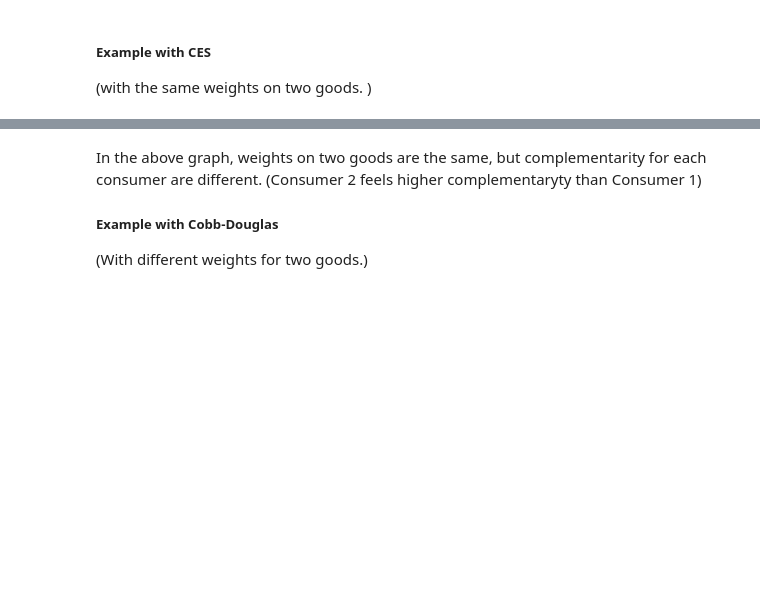
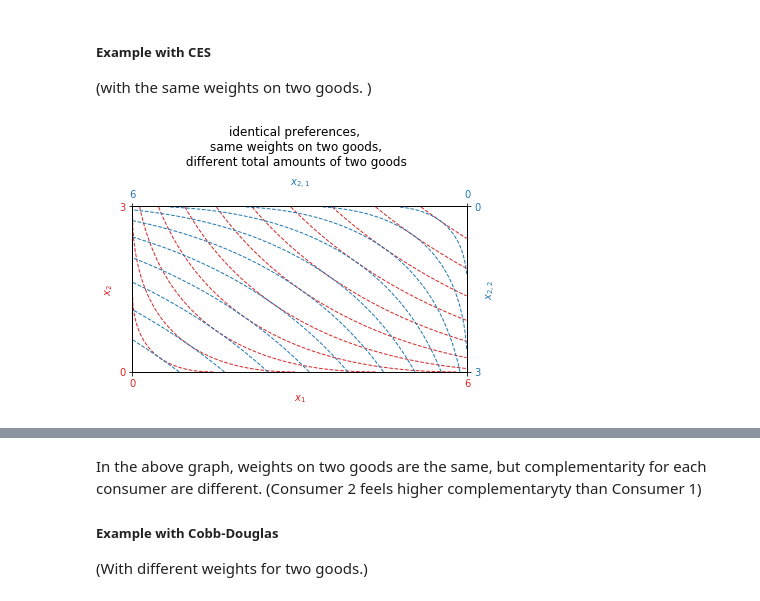
Before and after one commit to yyuta0001/Plotting_Intro_Micro_Econ, a Jupyter notebook: Edgeworth Box.ipynb, the cells around one changed output, grey strips where cells are left out. Drawn from its saved outputs; the diff is of its cells as text; code cells hidden in the pictures; blank space fills up the shorter version.

Commit message:
ticks on top and right axes are added

```diff
--- a/Edgeworth Box.ipynb
+++ b/Edgeworth Box.ipynb
@@ -15,6 +15,54 @@ def Cobb_Douglas(x, y, al, bet):
 # %% [markdown]
 ##### Example with CES
 (with the same weights on two goods. )
+# %%
+l1 = 0.00000001
+u1 = 6
+u2 = 3
+x1 = np.arange(l1, u1, 0.01)
+x2 = np.arange(l1, u2, 0.01)
+X1, X2 = np.meshgrid(x1, x2)
+
+dlt = 0.5
+dlt2 = 0.5
+V1 = CES(X1, X2, dlt)
+V2 = CES(u1-X1, u2-X2, dlt2)
+
+# Adjustment of the title is bit annoying when we try to set xlabel on the top
+fig = plt.figure()
+ax1 = fig.add_subplot(1,1,1)
+fig.subplots_adjust(top=0.7)
+fig.suptitle('identical preferences,\n same weights on two goods,\n different total amounts of two goods')
+
+x = np.arange(l1, u1, 0.5)
+plt.contour(X1, X2, V1,CES(x, (u2/u1)*x, dlt),  linewidths = 1, colors='tab:red', linestyles = 'dashed')
+plt.contour(X1, X2, V2,CES(x, (u2/u1)*x, dlt2),  linewidths = 1, colors = 'tab:blue', linestyles = 'dashed')
+plt.xlim([0,u1])
+plt.ylim([0,u2])
+plt.xlabel('$x_1$', color = col1)
+plt.ylabel('$x_2$', color = col1)
+#ax.set_xticklabels([])
+plt.xticks([0, u1], color = col1)
+#ax.set_yticklabels([])
+plt.yticks([0, u2], color = col1)
+
+
+ax1 = plt.gca()
+ax2 = plt.twinx(ax1)
+col2 = 'tab:blue'
+ax2.set_ylabel('$x_{2,2}$', color=col2)
+ax2.set_yticks([0, u2])
+ax2.set_yticklabels([u2,0], color=col2)
+# It's a bit hacky, but the following looks an easy way to set both right and top label.
+ax3 = plt.twiny(ax1)
+ax3.set_xlabel('$x_{2,1}$', color=col2)
+ax3.set_xticks([0, u1])
+ax3.set_xticklabels([u1,0], color=col2)
+
+
+plt.savefig('Edgeworth_identical.png')
+# %% [output]
+[figure, added]
 # %%
 l1 = 0.00000001
 u1 = 6
```
Also changed, not shown: parts of 2 cells of this notebook.
